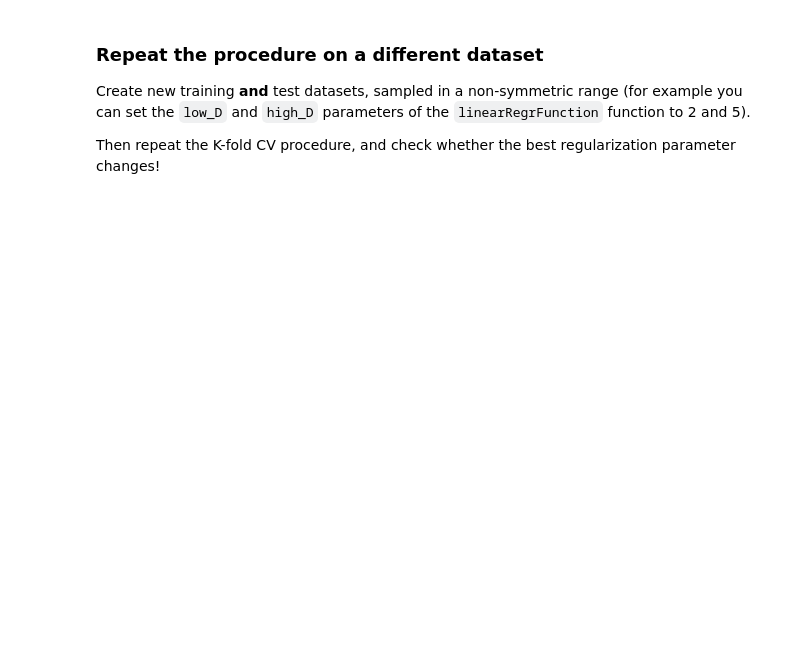
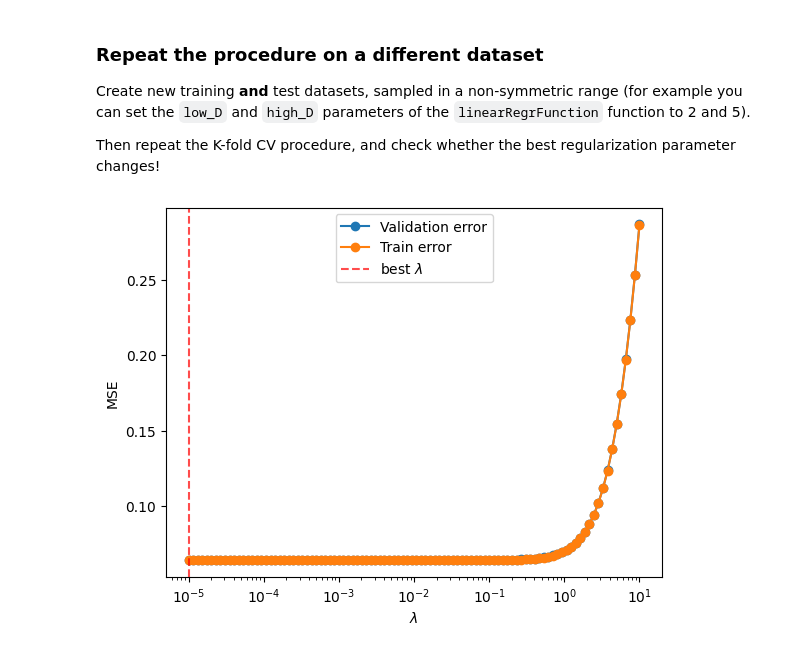
Before and after one commit to mariomine88/Unige_code, a Jupyter notebook: Master/First/ML/lab2/Lab2_RLS.ipynb, the cells around one changed output. Cells and saved outputs as stored; diff of their text form; code cells hidden in the pictures; blank space fills up the shorter version.

```diff
--- a/Master/First/ML/lab2/Lab2_RLS.ipynb
+++ b/Master/First/ML/lab2/Lab2_RLS.ipynb
@@ -313,0 +349,32 @@ Then repeat the K-fold CV procedure, and check whether the best regularization p
+# %%
+n = 1_000
+D = 1
+sigma_noise = 0.5
+rng = np.random.default_rng(random_seed)
+w_true = rng.standard_normal((D, 1))
+reg_pars = np.logspace(-5, 1, 100)
+noise_std = 0.25
+KF = 5
+
+low_D = [2] * D
+high_D = [5] * D
+
+# Generate training set
+# Insert your code here
+Xtr, Ytr = linearRegrFunction(n, D, low_D, high_D, w_true, noise_std, rng=random_seed)
+Xte, Yte = linearRegrFunction(n, D, low_D, high_D, w_true, noise_std, rng=random_seed)
+
+# Compute best lambda
+bestlam, Vm, Vs, Tm, Ts = KFoldCVRLS(Xtr, Ytr, KF, reg_pars, rng=random_seed)
+
+# Plot training and validation error
+_, ax = plt.subplots()
+ax.plot(reg_pars, Vm, '-o', label="Validation error")
+ax.plot(reg_pars, Tm, '-o', label="Train error")
+ax.axvline(bestlam, linestyle="--", c="red", alpha=0.7, label="best $\lambda$")
+ax.set_xscale("log")
+ax.set_xlabel("$\lambda$")
+ax.set_ylabel("MSE")
+ax.legend(loc="best");
+# %% [output]
+[figure, added]
```
Also changed, not shown: parts of 15 cells of this notebook.
